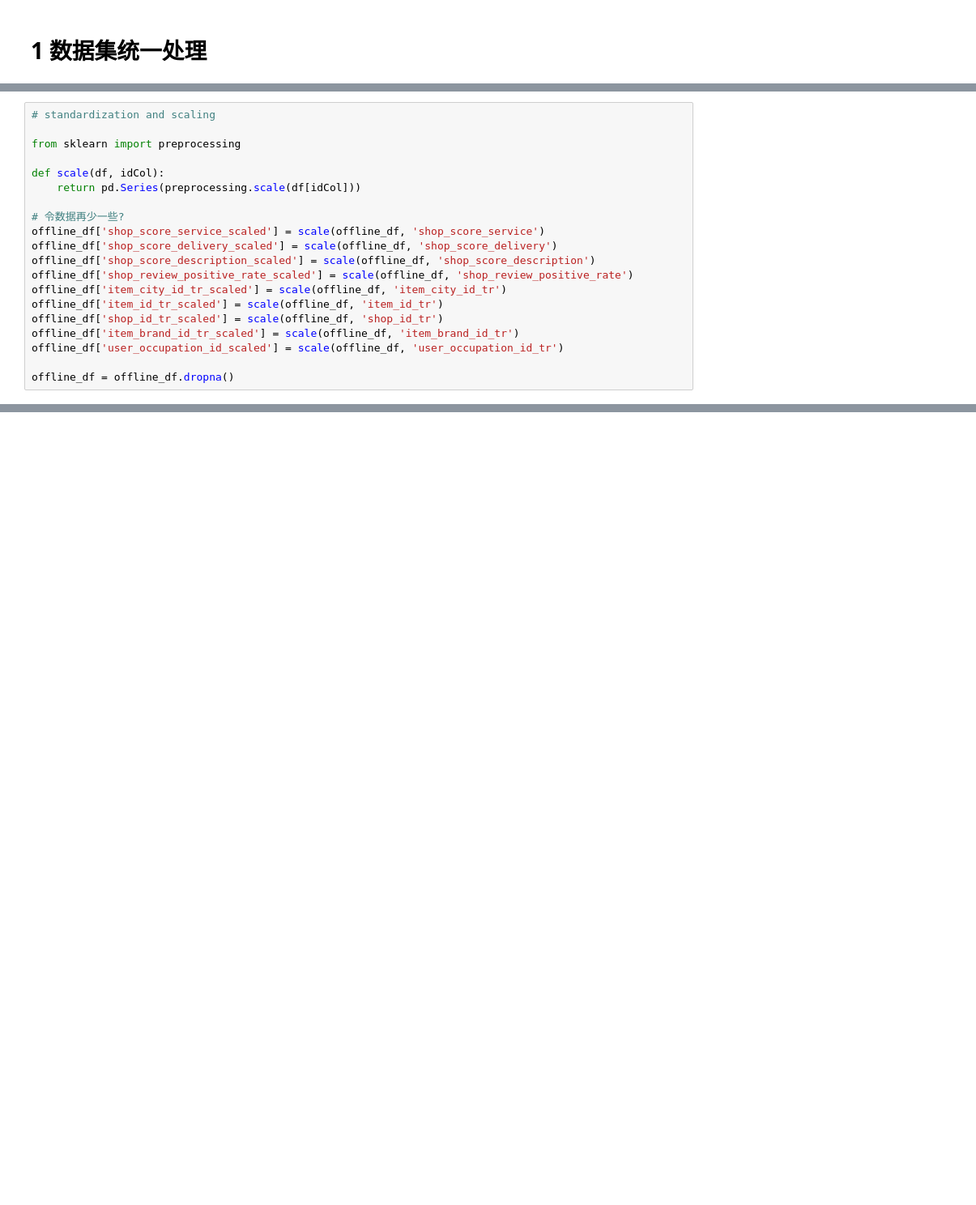
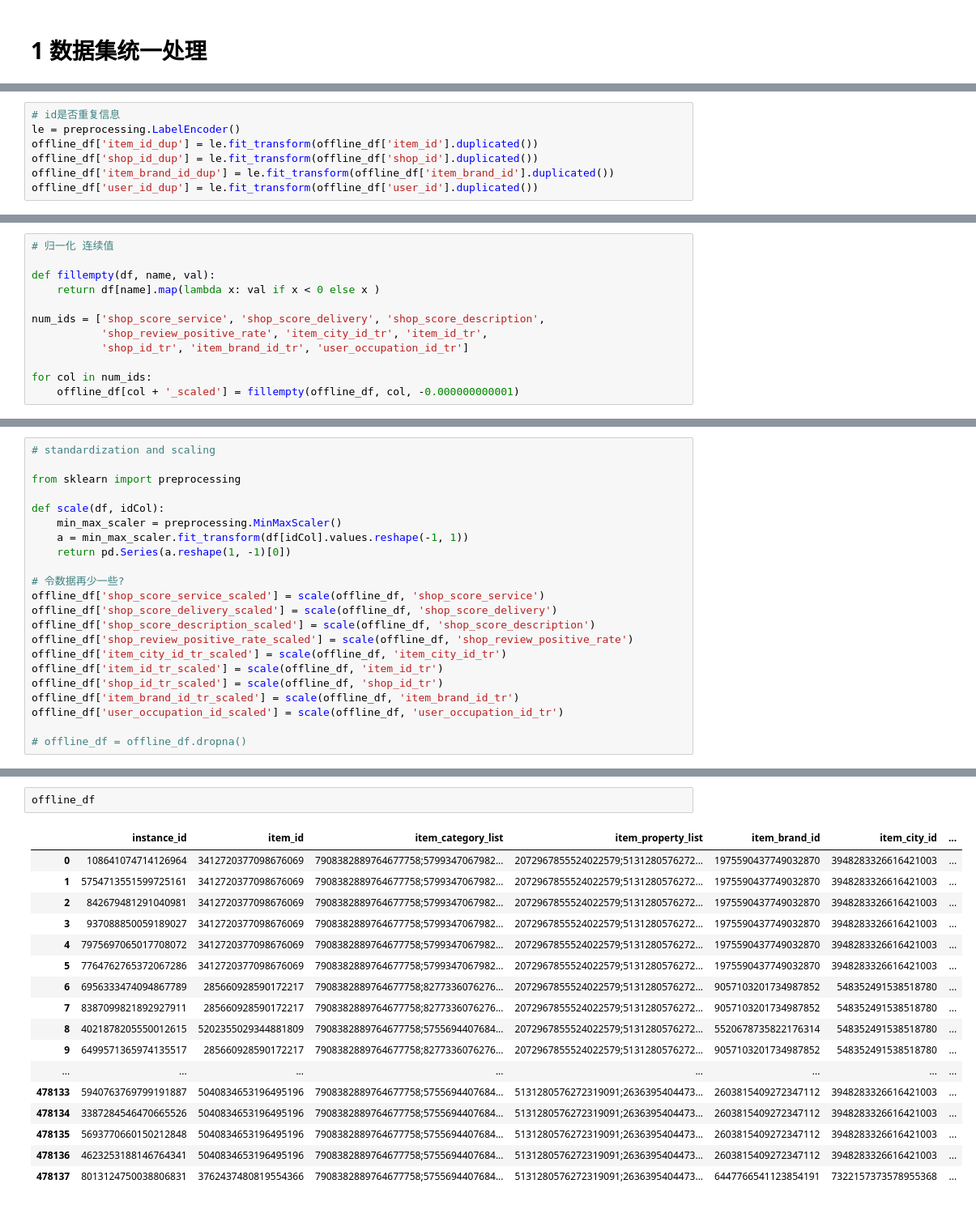
Before and after one commit to secrettianchigroup/SecretTianchiProject, a Jupyter notebook: src/hph/exp1.ipynb, the cells around one changed output, grey strips where cells are left out. Shown at 81% size. Saved outputs shown, nothing was run; the diff lists cells and outputs as text; blank space fills up the shorter version.

```diff
--- a/src/hph/exp1.ipynb
+++ b/src/hph/exp1.ipynb
@@ -38,6 +38,13 @@ def extract_hour(x):
 offline_df['date'] = offline_df['context_timestamp'].apply(lambda x: extract_date(x))
 offline_df['weekday'] = offline_df['context_timestamp'].apply(lambda x: extract_weekday(x))
 offline_df['hour'] = offline_df['context_timestamp'].apply(lambda x: extract_hour(x))
+# %%
+# id是否重复信息
+le = preprocessing.LabelEncoder()
+offline_df['item_id_dup'] = le.fit_transform(offline_df['item_id'].duplicated())
+offline_df['shop_id_dup'] = le.fit_transform(offline_df['shop_id'].duplicated())
+offline_df['item_brand_id_dup'] = le.fit_transform(offline_df['item_brand_id'].duplicated())
+offline_df['user_id_dup'] = le.fit_transform(offline_df['user_id'].duplicated())
 # %%
 # 异常值丢弃, 100条以内
 
@@ -88,3 +94,15 @@ offline_df['item_id_pv_cut'] = le.fit_transform(offline_df['item_id_pv_cut'].cop
 offline_df['shop_id_pv_cut'] = le.fit_transform(offline_df['shop_id_pv_cut'].copy())
 offline_df['item_brand_id_pv_cut'] = le.fit_transform(offline_df['item_brand_id_pv_cut'].copy())
 offline_df['user_occupation_id_pv_cut'] = le.fit_transform(offline_df['user_occupation_id_pv_cut'].copy())
+# %%
+# 归一化 连续值
+
+def fillempty(df, name, val):
+    return df[name].map(lambda x: val if x < 0 else x )
+
+num_ids = ['shop_score_service', 'shop_score_delivery', 'shop_score_description',
+           'shop_review_positive_rate', 'item_city_id_tr', 'item_id_tr',
+           'shop_id_tr', 'item_brand_id_tr', 'user_occupation_id_tr']
+
+for col in num_ids:
+    offline_df[col + '_scaled'] = fillempty(offline_df, col, -0.000000000001)
@@ -94,7 +115,9 @@ offline_df['user_occupation_id_pv_cut'] = le.fit_transform(offline_df['user_occu
 from sklearn import preprocessing
 
 def scale(df, idCol):
-    return pd.Series(preprocessing.scale(df[idCol]))
+    min_max_scaler = preprocessing.MinMaxScaler()
+    a = min_max_scaler.fit_transform(df[idCol].values.reshape(-1, 1))
+    return pd.Series(a.reshape(1, -1)[0])
 
 # 令数据再少一些?
 offline_df['shop_score_service_scaled'] = scale(offline_df, 'shop_score_service')
@@ -107,4 +130,4 @@ offline_df['shop_id_tr_scaled'] = scale(offline_df, 'shop_id_tr')
 offline_df['item_brand_id_tr_scaled'] = scale(offline_df, 'item_brand_id_tr')
 offline_df['user_occupation_id_scaled'] = scale(offline_df, 'user_occupation_id_tr')
 
-offline_df = offline_df.dropna()
+# offline_df = offline_df.dropna()
@@ -110,0 +149,20 @@ offline_df = offline_df.dropna()
+# %%
+offline_df
+# %% [output]
+|  | instance_id | item_id | item_category_list | item_property_list | item_brand_id | item_city_id | ... |
+| 0 | 108641074714126964 | 3412720377098676069 | 7908382889764677758;5799347067982... | 2072967855524022579;5131280576272... | 1975590437749032870 | 3948283326616421003 | ... |
+| 1 | 5754713551599725161 | 3412720377098676069 | 7908382889764677758;5799347067982... | 2072967855524022579;5131280576272... | 1975590437749032870 | 3948283326616421003 | ... |
+| 2 | 842679481291040981 | 3412720377098676069 | 7908382889764677758;5799347067982... | 2072967855524022579;5131280576272... | 1975590437749032870 | 3948283326616421003 | ... |
+| 3 | 937088850059189027 | 3412720377098676069 | 7908382889764677758;5799347067982... | 2072967855524022579;5131280576272... | 1975590437749032870 | 3948283326616421003 | ... |
+| 4 | 7975697065017708072 | 3412720377098676069 | 7908382889764677758;5799347067982... | 2072967855524022579;5131280576272... | 1975590437749032870 | 3948283326616421003 | ... |
+| 5 | 7764762765372067286 | 3412720377098676069 | 7908382889764677758;5799347067982... | 2072967855524022579;5131280576272... | 1975590437749032870 | 3948283326616421003 | ... |
+| 6 | 6956333474094867789 | 285660928590172217 | 7908382889764677758;8277336076276... | 2072967855524022579;5131280576272... | 9057103201734987852 | 548352491538518780 | ... |
+| 7 | 8387099821892927911 | 285660928590172217 | 7908382889764677758;8277336076276... | 2072967855524022579;5131280576272... | 9057103201734987852 | 548352491538518780 | ... |
+| 8 | 4021878205550012615 | 5202355029344881809 | 7908382889764677758;5755694407684... | 2072967855524022579;5131280576272... | 5520678735822176314 | 548352491538518780 | ... |
+| 9 | 6499571365974135517 | 285660928590172217 | 7908382889764677758;8277336076276... | 2072967855524022579;5131280576272... | 9057103201734987852 | 548352491538518780 | ... |
+| ... | ... | ... | ... | ... | ... | ... | ... |
+| 478133 | 5940763769799191887 | 5040834653196495196 | 7908382889764677758;5755694407684... | 5131280576272319091;2636395404473... | 2603815409272347112 | 3948283326616421003 | ... |
+| 478134 | 3387284546470665526 | 5040834653196495196 | 7908382889764677758;5755694407684... | 5131280576272319091;2636395404473... | 2603815409272347112 | 3948283326616421003 | ... |
+| 478135 | 5693770660150212848 | 5040834653196495196 | 7908382889764677758;5755694407684... | 5131280576272319091;2636395404473... | 2603815409272347112 | 3948283326616421003 | ... |
+| 478136 | 4623253188146764341 | 5040834653196495196 | 7908382889764677758;5755694407684... | 5131280576272319091;2636395404473... | 2603815409272347112 | 3948283326616421003 | ... |
+| 478137 | 8013124750038806831 | 3762437480819554366 | 7908382889764677758;5755694407684... | 5131280576272319091;2636395404473... | 6447766541123854191 | 7322157373578955368 | ... |
```
Also changed, not shown: parts of 13 cells of this notebook, 1 other file.
